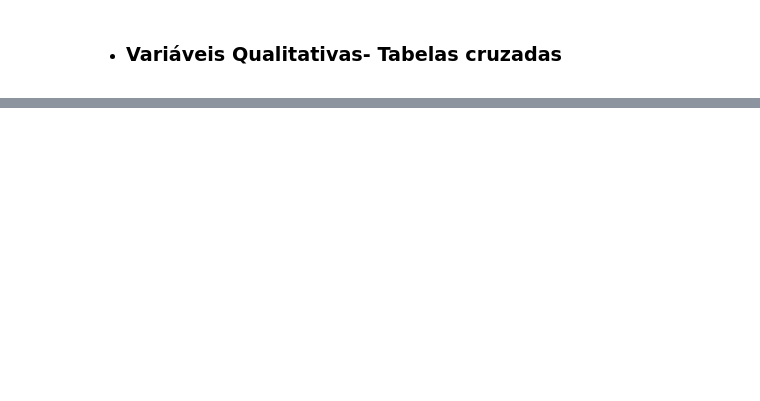
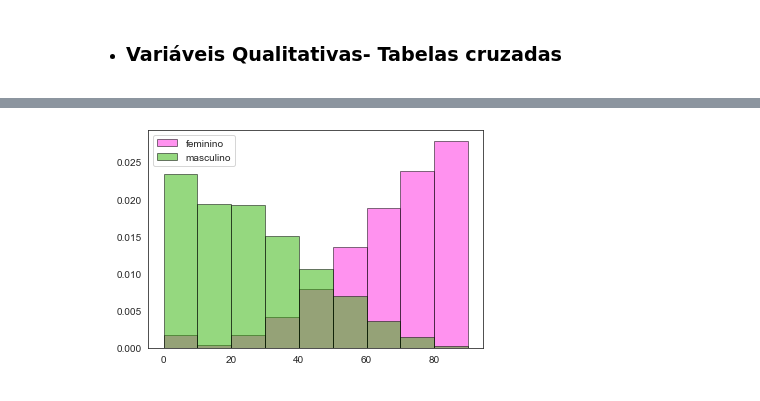
Before and after one commit to insper-classroom/22-1b-cd-p2-leandra_taina, a Jupyter notebook: Oficial.ipynb, the cells around one changed output, grey strips where cells are left out. Cells and saved outputs as stored; diff of their text form; code cells hidden in the pictures; blank space fills up the shorter version.

```diff
--- a/Oficial.ipynb
+++ b/Oficial.ipynb
@@ -181,0 +229,15 @@ plt.show()
+# %%
+fem=dados.female
+peso=dados['abandonos']
+
+
+
+plt.hist(dados.female, bins=range(0,100,10), alpha=0.5, color='#FF26E1', edgecolor='black', label='feminino', density=True)
+plt.hist(dados.male, bins=range(0,100,10), alpha=0.5, color='#2DB200', edgecolor='black', label='masculino', density=True)
+plt.legend()
+plt.xlabel(" ")
+plt.ylabel(" ")
+plt.title("")
+plt.show()
+# %% [output]
+[figure, added]
```
Also changed, not shown: parts of 40 cells of this notebook.
